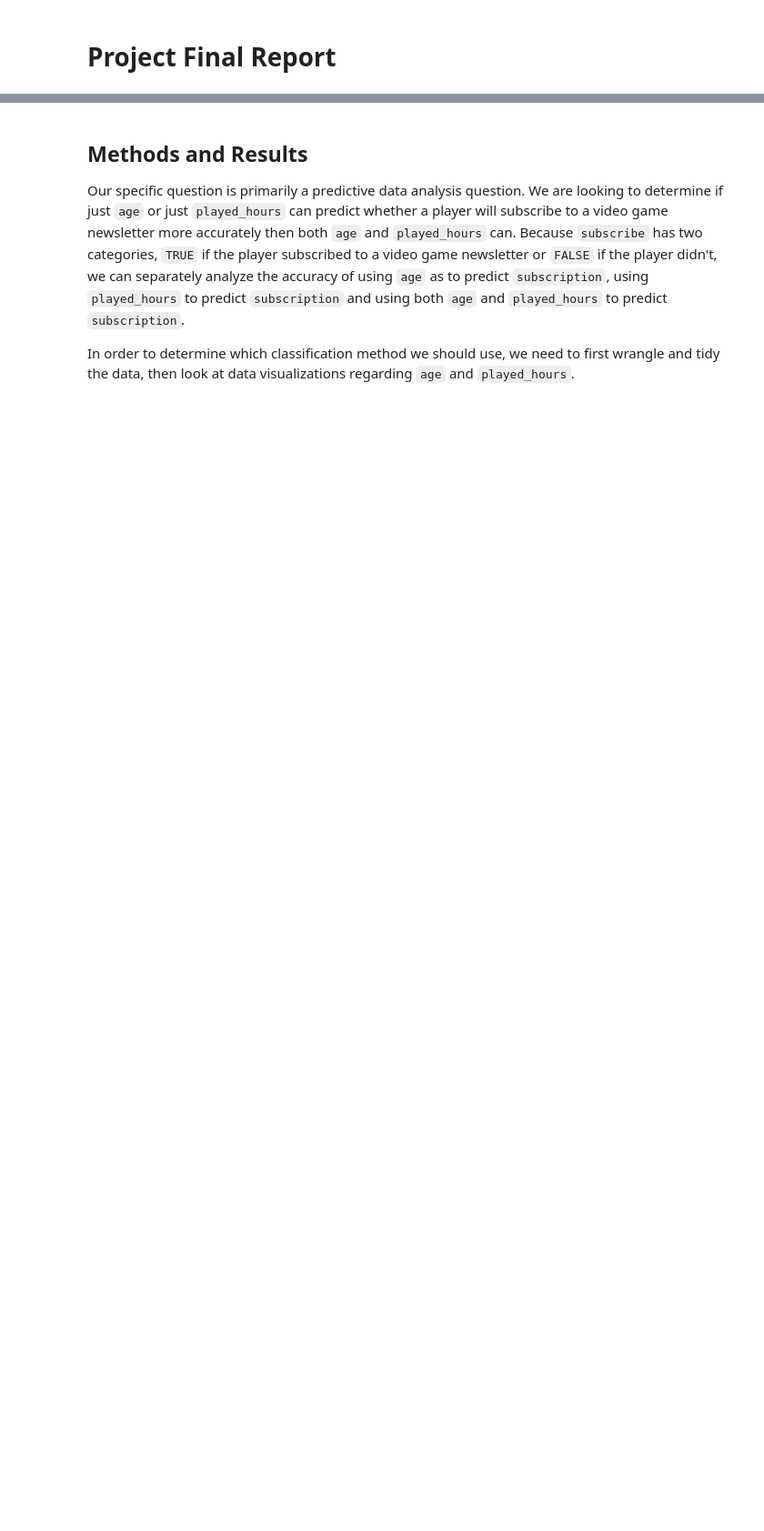
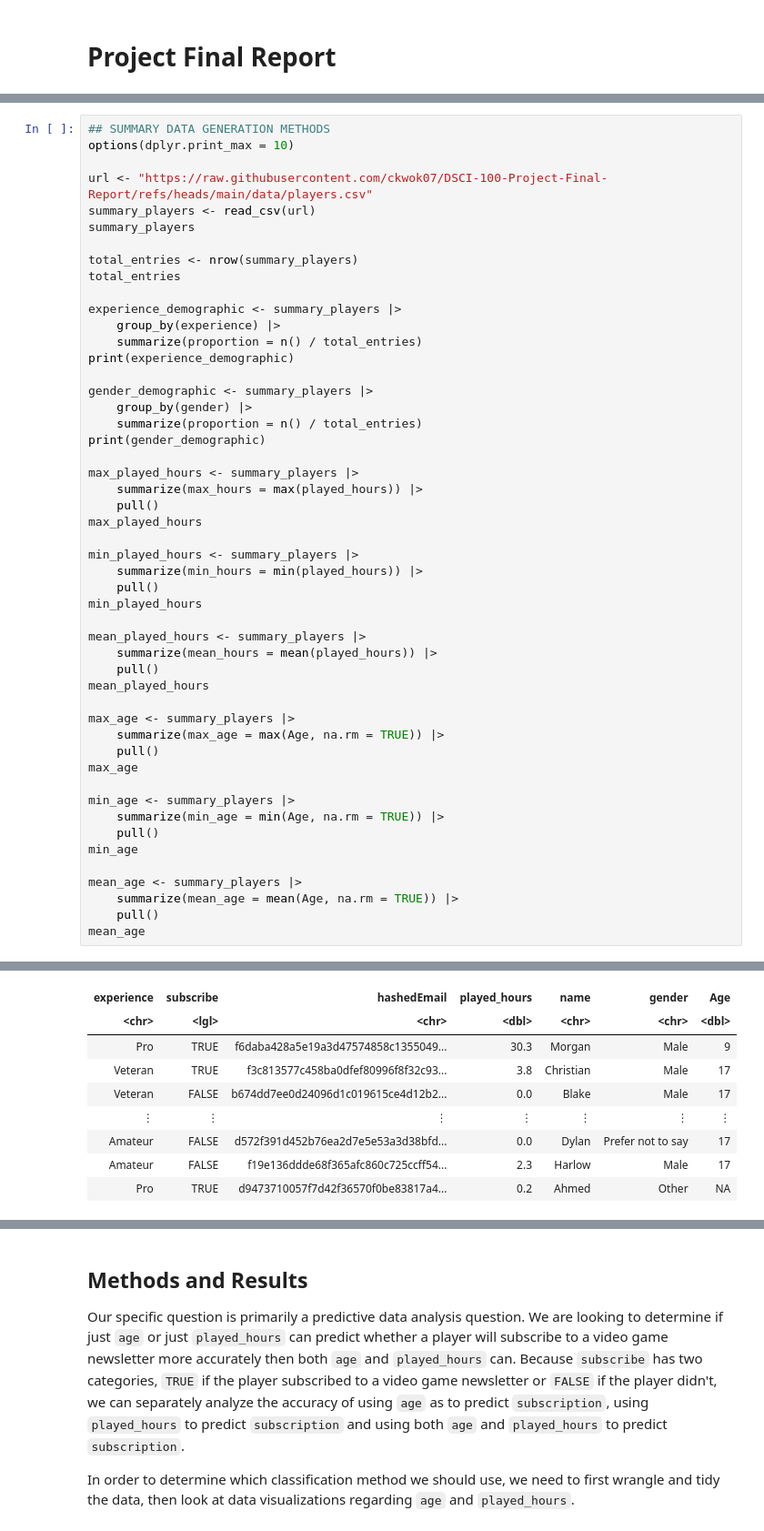
Before and after one commit to ckwok07/DSCI-100-Project-Final-Report, a Jupyter notebook: Project_Final_Report.ipynb, the cells around one changed output, grey strips where cells are left out. Shown at 91% size. Saved outputs shown, nothing was run; the diff lists cells and outputs as text; blank space fills up the shorter version.

Commit message:
Added precision and recall in figure descriptions. Added summary statistic generation.

```diff
--- a/Project_Final_Report.ipynb
+++ b/Project_Final_Report.ipynb
@@ -91 +91,52 @@ The `players.csv` is populated by data collect from players when they sign-up to
 * Order of experience not specified, we will be assuming `Beginner -> Amateur -> Regular -> Pro -> Veteran`
+# %%
+## SUMMARY DATA GENERATION METHODS
+options(dplyr.print_max = 10)
+
+url <- "https://raw.githubusercontent.com/ckwok07/DSCI-100-Project-Final-Report/refs/heads/main/data/players.csv"
+summary_players <- read_csv(url)
+summary_players
+
+total_entries <- nrow(summary_players)
+total_entries
+
+experience_demographic <- summary_players |>
+    group_by(experience) |>
+    summarize(proportion = n() / total_entries)
+print(experience_demographic)
+
+gender_demographic <- summary_players |>
+    group_by(gender) |>
+    summarize(proportion = n() / total_entries)
+print(gender_demographic)
+
+max_played_hours <- summary_players |>
+    summarize(max_hours = max(played_hours)) |>
+    pull()
+max_played_hours
+
+min_played_hours <- summary_players |>
+    summarize(min_hours = min(played_hours)) |>
+    pull()
+min_played_hours
+
+mean_played_hours <- summary_players |>
+    summarize(mean_hours = mean(played_hours)) |>
+    pull()
+mean_played_hours
+
+max_age <- summary_players |>
+    summarize(max_age = max(Age, na.rm = TRUE)) |>
+    pull()
+max_age
+
+min_age <- summary_players |>
+    summarize(min_age = min(Age, na.rm = TRUE)) |>
+    pull()
+min_age
+
+mean_age <- summary_players |>
+    summarize(mean_age = mean(Age, na.rm = TRUE)) |>
+    pull()
+mean_age
+# %% [output]
@@ -91,0 +153,9 @@ The `players.csv` is populated by data collect from players when they sign-up to
+| experience | subscribe | hashedEmail | played_hours | name | gender | Age |
+| <chr> | <lgl> | <chr> | <dbl> | <chr> | <chr> | <dbl> |
+| Pro | TRUE | f6daba428a5e19a3d47574858c1355049... | 30.3 | Morgan | Male | 9 |
+| Veteran | TRUE | f3c813577c458ba0dfef80996f8f32c93... | 3.8 | Christian | Male | 17 |
+| Veteran | FALSE | b674dd7ee0d24096d1c019615ce4d12b2... | 0.0 | Blake | Male | 17 |
+| ⋮ | ⋮ | ⋮ | ⋮ | ⋮ | ⋮ | ⋮ |
+| Amateur | FALSE | d572f391d452b76ea2d7e5e53a3d38bfd... | 0.0 | Dylan | Prefer not to say | 17 |
+| Amateur | FALSE | f19e136ddde68f365afc860c725ccff54... | 2.3 | Harlow | Male | 17 |
+| Pro | TRUE | d9473710057f7d42f36570f0be83817a4... | 0.2 | Ahmed | Other | NA |
```
Also changed, not shown: parts of 8 cells of this notebook.
